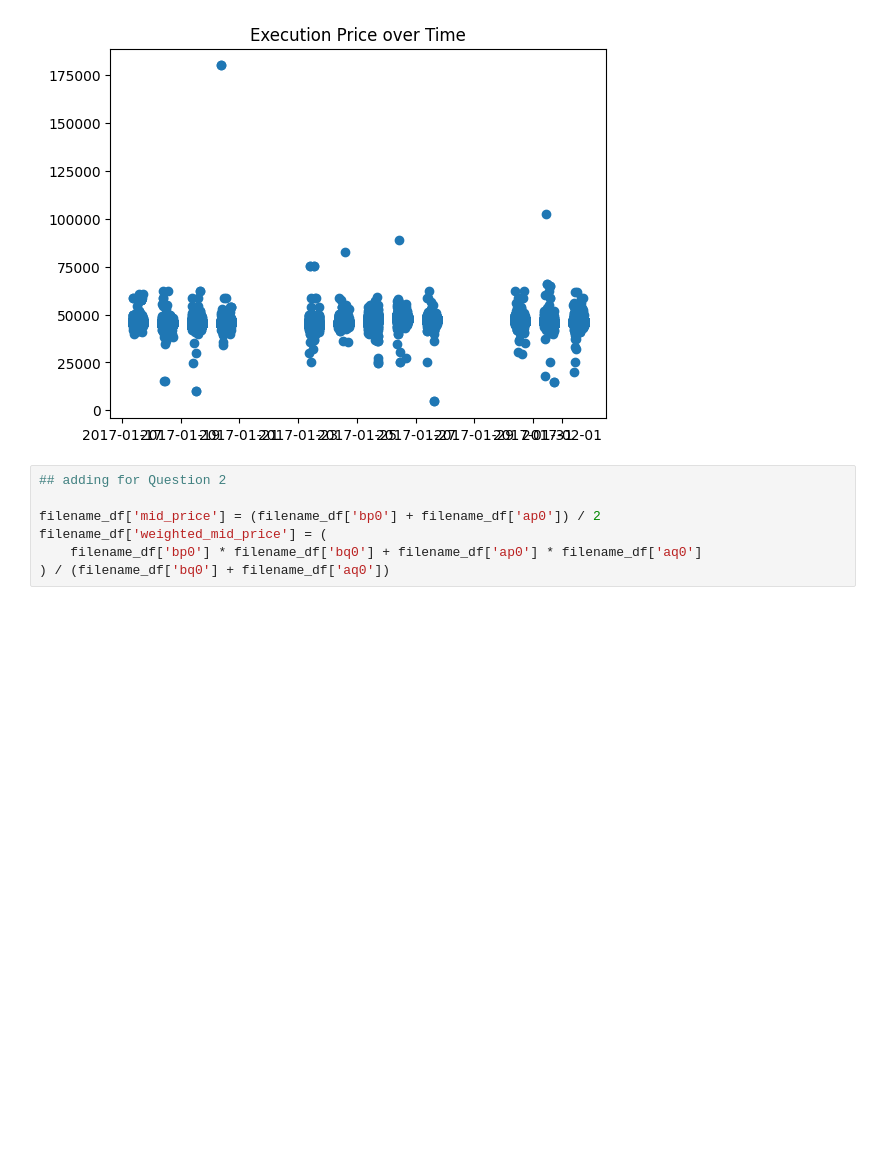
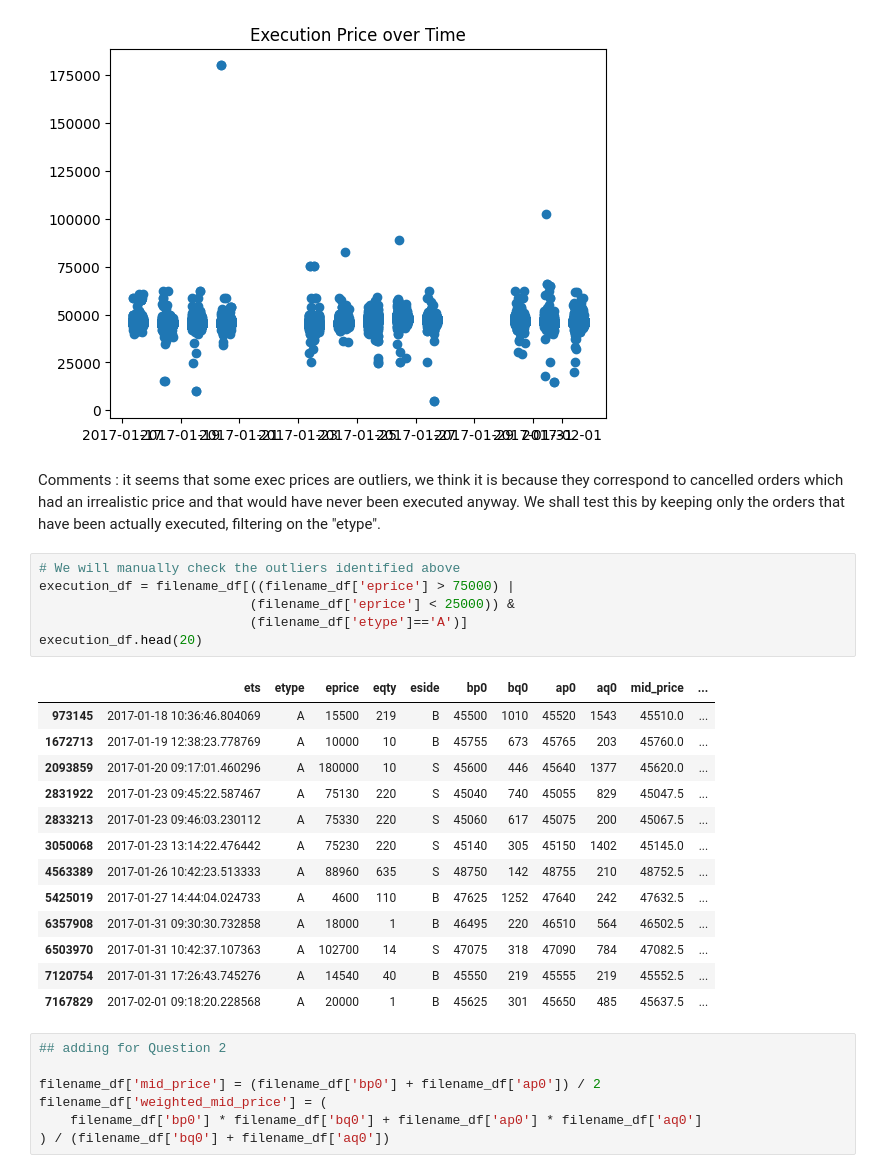
Before and after one commit to ethantrentin/High-Frequency-Data-Limit-Order-Books, a Jupyter notebook: DHF-LAB1-BOISTARD-ROCHE-TRENTIN.ipynb, the cells around one changed output. Drawn from its saved outputs; the diff is of its cells as text; blank space fills up the shorter version.

Commit message:
Ajout pour check ordres outliers

```diff
--- a/DHF-LAB1-BOISTARD-ROCHE-TRENTIN.ipynb
+++ b/DHF-LAB1-BOISTARD-ROCHE-TRENTIN.ipynb
@@ -108,6 +108,32 @@ plt.title("Execution Price over Time")
 plt.show()
 # %% [output]
 [figure]
+# %% [markdown]
+Comments : it seems that some exec prices are outliers, we think it is
+because they correspond to cancelled orders which had an irrealistic price
+and that would have never been executed anyway. We shall test this by
+keeping only the orders that have been actually executed, filtering on the
+"etype".
+# %%
+# We will manually check the outliers identified above
+execution_df = filename_df[((filename_df['eprice'] > 75000) |
+                           (filename_df['eprice'] < 25000)) &
+                           (filename_df['etype']=='A')]
+execution_df.head(20)
+# %% [output]
+|  | ets | etype | eprice | eqty | eside | bp0 | bq0 | ap0 | aq0 | mid_price | ... |
+| 973145 | 2017-01-18 10:36:46.804069 | A | 15500 | 219 | B | 45500 | 1010 | 45520 | 1543 | 45510.0 | ... |
+| 1672713 | 2017-01-19 12:38:23.778769 | A | 10000 | 10 | B | 45755 | 673 | 45765 | 203 | 45760.0 | ... |
+| 2093859 | 2017-01-20 09:17:01.460296 | A | 180000 | 10 | S | 45600 | 446 | 45640 | 1377 | 45620.0 | ... |
+| 2831922 | 2017-01-23 09:45:22.587467 | A | 75130 | 220 | S | 45040 | 740 | 45055 | 829 | 45047.5 | ... |
+| 2833213 | 2017-01-23 09:46:03.230112 | A | 75330 | 220 | S | 45060 | 617 | 45075 | 200 | 45067.5 | ... |
+| 3050068 | 2017-01-23 13:14:22.476442 | A | 75230 | 220 | S | 45140 | 305 | 45150 | 1402 | 45145.0 | ... |
+| 4563389 | 2017-01-26 10:42:23.513333 | A | 88960 | 635 | S | 48750 | 142 | 48755 | 210 | 48752.5 | ... |
+| 5425019 | 2017-01-27 14:44:04.024733 | A | 4600 | 110 | B | 47625 | 1252 | 47640 | 242 | 47632.5 | ... |
+| 6357908 | 2017-01-31 09:30:30.732858 | A | 18000 | 1 | B | 46495 | 220 | 46510 | 564 | 46502.5 | ... |
+| 6503970 | 2017-01-31 10:42:37.107363 | A | 102700 | 14 | S | 47075 | 318 | 47090 | 784 | 47082.5 | ... |
+| 7120754 | 2017-01-31 17:26:43.745276 | A | 14540 | 40 | B | 45550 | 219 | 45555 | 219 | 45552.5 | ... |
+| 7167829 | 2017-02-01 09:18:20.228568 | A | 20000 | 1 | B | 45625 | 301 | 45650 | 485 | 45637.5 | ... |
 # %%
 ## adding for Question 2
 
```
